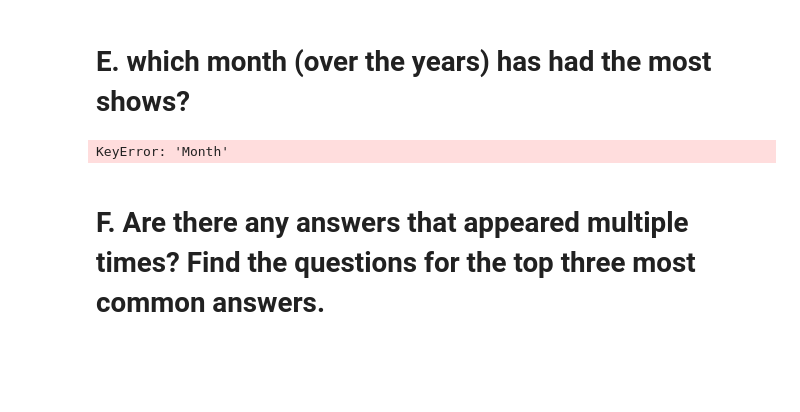
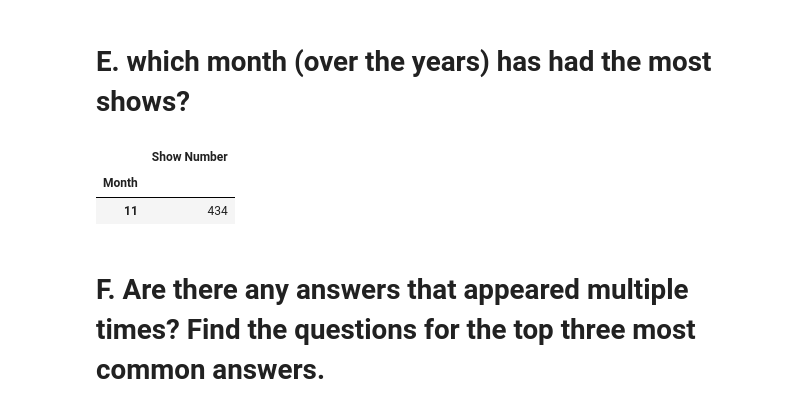
Before and after one commit to nasibaA/week_6_group_activity, a Jupyter notebook: week_6_group_activity.ipynb, the cells around one changed output. Saved outputs shown, nothing was run; the diff lists cells and outputs as text; code cells hidden in the pictures; blank space fills up the shorter version.

```diff
--- a/week_6_group_activity.ipynb
+++ b/week_6_group_activity.ipynb
@@ -124,12 +124,16 @@ category_count
 # E. which month (over the years) has had the most shows?
 # %%
 
+df_data[" Air Date"]=pd.to_datetime(df_data[" Air Date"])
+df_data["Month"]=df_data[" Air Date"].dt.month
 data_grouped = df_data.groupby("Month")["Show Number"].nunique()
 data_grouped_2 = pd.DataFrame(data_grouped)
 data_grouped_3 = data_grouped_2.sort_values(["Show Number"], ascending=False).head(1)
 data_grouped_3
 # %% [output]
-KeyError: 'Month'
+|  | Show Number |
+| Month |  |
+| 11 | 434 |
 # %% [markdown]
 # F. Are there any answers that appeared multiple times? Find the questions for the top three most common answers.
 # %%
```
Also changed, not shown: parts of 6 cells of this notebook.
